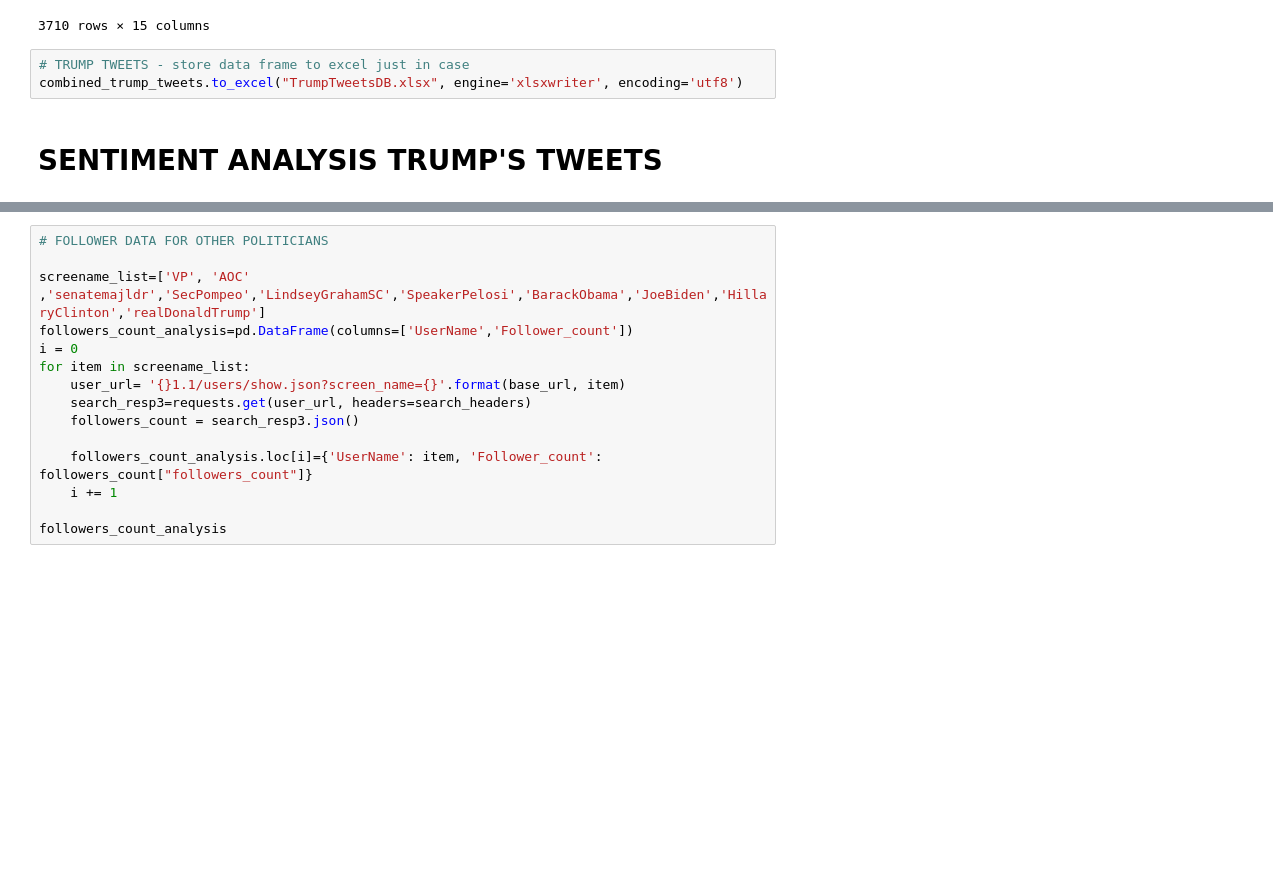
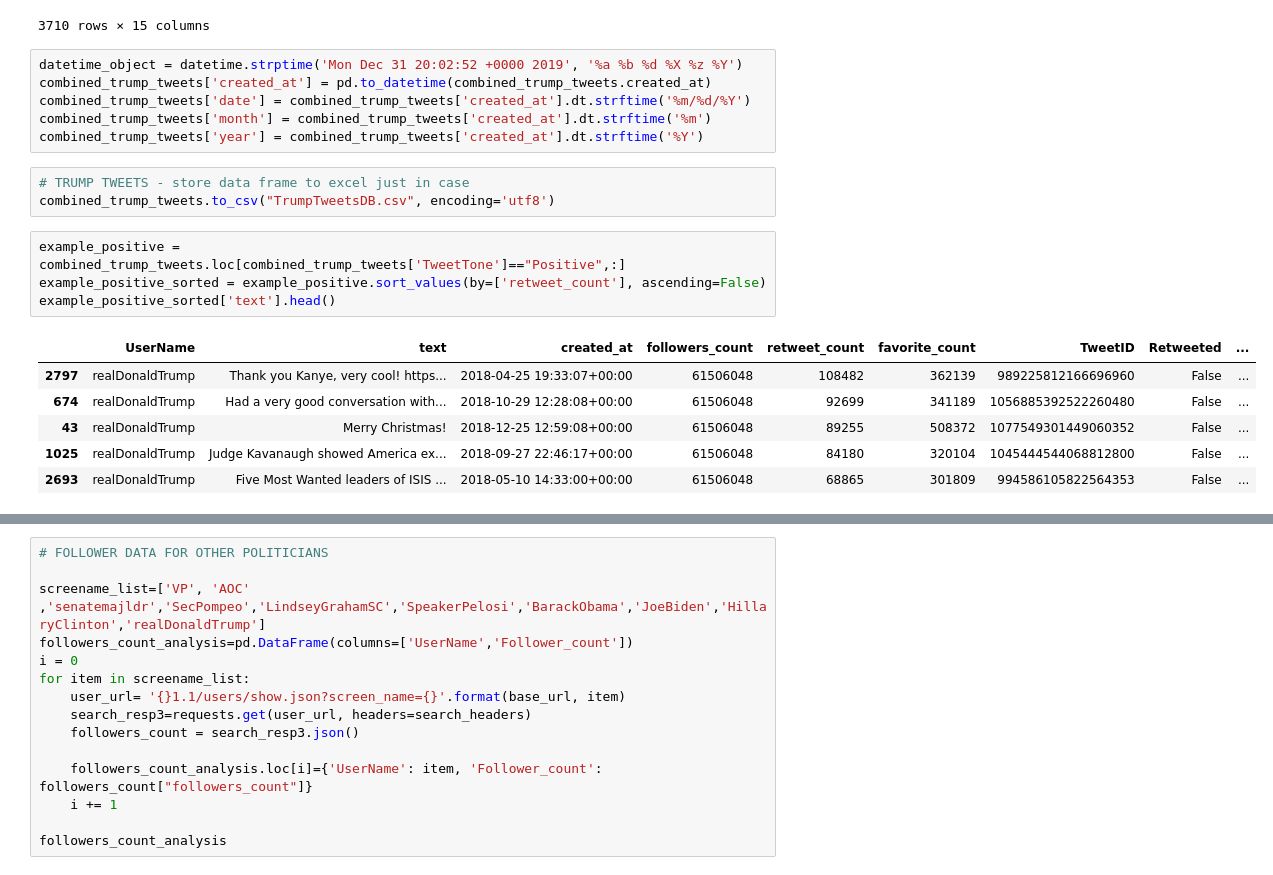
Before and after one commit to prathamantri/TwitterQueens, a Jupyter notebook: Code.ipynb, the cells around one changed output, grey strips where cells are left out. Drawn from its saved outputs; the diff is of its cells as text; blank space fills up the shorter version.

```diff
--- a/Code.ipynb
+++ b/Code.ipynb
@@ -388,8 +386,23 @@ combined_trump_tweets
 | 198 | realDonaldTrump | The Trump Economy is setting reco... | Sat Jun 15 13:44:20 +0000 2019 | 61564246 | 18736 | 81145 | 1139891393252474880 | False | ... |
 | 199 | realDonaldTrump | “President Trump to launch 2020 C... | Sat Jun 15 12:55:47 +0000 2019 | 61564246 | 13860 | 59847 | 1139879172170539009 | False | ... |
 3710 rows × 15 columns
+# %%
+datetime_object = datetime.strptime('Mon Dec 31 20:02:52 +0000 2019', '%a %b %d %X %z %Y')
+combined_trump_tweets['created_at'] = pd.to_datetime(combined_trump_tweets.created_at)
+combined_trump_tweets['date'] = combined_trump_tweets['created_at'].dt.strftime('%m/%d/%Y')
+combined_trump_tweets['month'] = combined_trump_tweets['created_at'].dt.strftime('%m')
+combined_trump_tweets['year'] = combined_trump_tweets['created_at'].dt.strftime('%Y')
 # %%
 # TRUMP TWEETS - store data frame to excel just in case
-combined_trump_tweets.to_excel("TrumpTweetsDB.xlsx", engine='xlsxwriter', encoding='utf8')
+combined_trump_tweets.to_csv("TrumpTweetsDB.csv", encoding='utf8')
-# %% [markdown]
-# SENTIMENT ANALYSIS TRUMP'S TWEETS
+# %%
+example_positive = combined_trump_tweets.loc[combined_trump_tweets['TweetTone']=="Positive",:]
+example_positive_sorted = example_positive.sort_values(by=['retweet_count'], ascending=False)
+example_positive_sorted['text'].head()
+# %% [output]
+|  | UserName | text | created_at | followers_count | retweet_count | favorite_count | TweetID | Retweeted | ... |
+| 2797 | realDonaldTrump | Thank you Kanye, very cool! https... | 2018-04-25 19:33:07+00:00 | 61506048 | 108482 | 362139 | 989225812166696960 | False | ... |
+| 674 | realDonaldTrump | Had a very good conversation with... | 2018-10-29 12:28:08+00:00 | 61506048 | 92699 | 341189 | 1056885392522260480 | False | ... |
+| 43 | realDonaldTrump | Merry Christmas! | 2018-12-25 12:59:08+00:00 | 61506048 | 89255 | 508372 | 1077549301449060352 | False | ... |
+| 1025 | realDonaldTrump | Judge Kavanaugh showed America ex... | 2018-09-27 22:46:17+00:00 | 61506048 | 84180 | 320104 | 1045444544068812800 | False | ... |
+| 2693 | realDonaldTrump | Five Most Wanted leaders of ISIS ... | 2018-05-10 14:33:00+00:00 | 61506048 | 68865 | 301809 | 994586105822564353 | False | ... |
```
Also changed, not shown: parts of 15 cells of this notebook.
